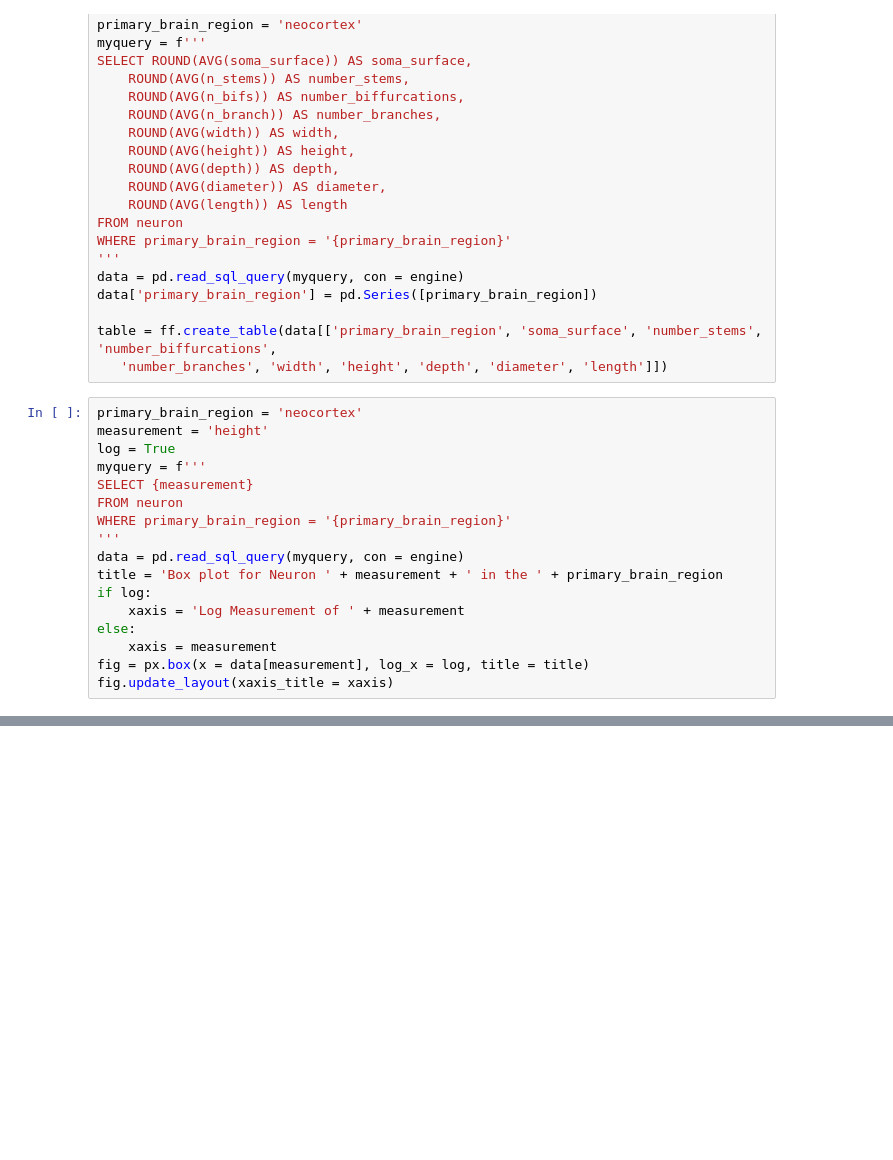
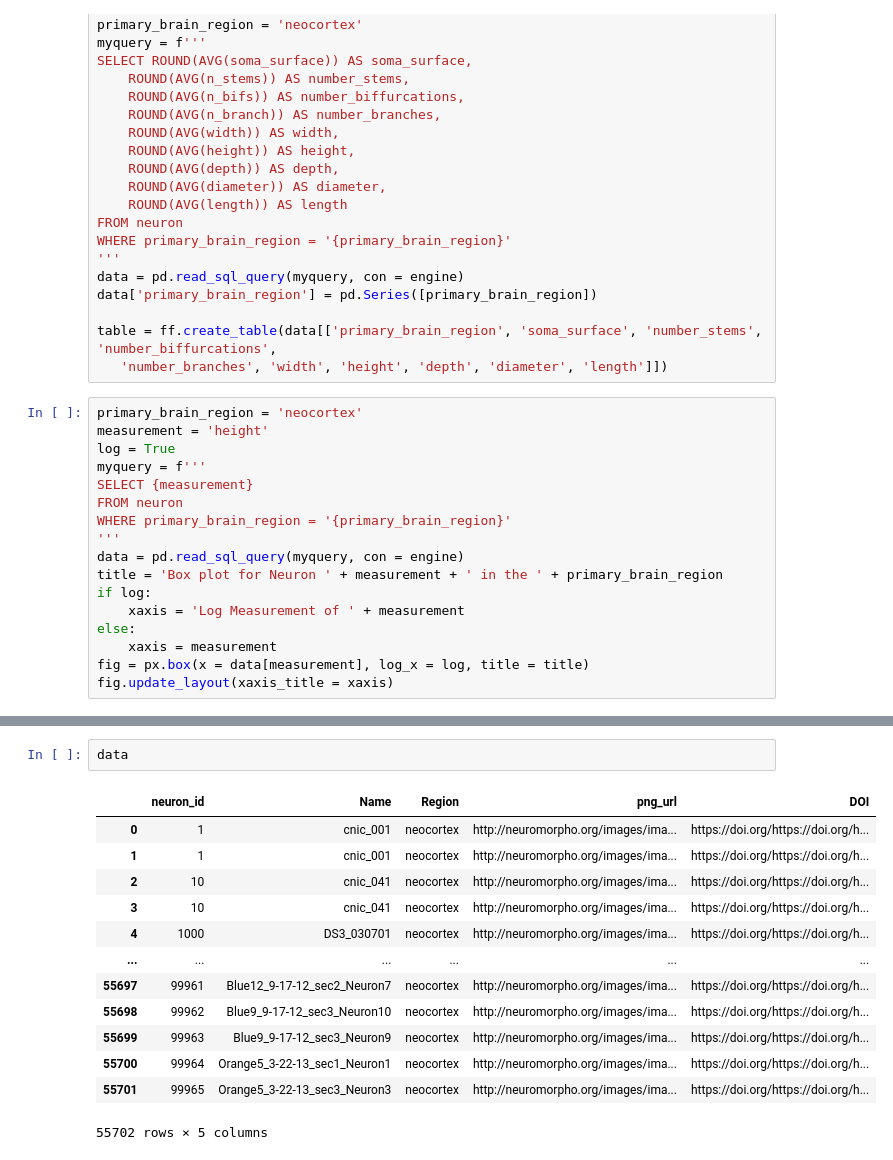
Before and after one commit to eanelson01/neurodash, a Jupyter notebook: neurodash_building.ipynb, the cells around one changed output, grey strips where cells are left out. Drawn from its saved outputs; the diff is of its cells as text; blank space fills up the shorter version.

```diff
--- a/neurodash_building.ipynb
+++ b/neurodash_building.ipynb
@@ -365,0 +466,16 @@ ff.create_table(data[['Name', 'Region', 'DOI']])
+# %%
+data
+# %% [output]
+|  | neuron_id | Name | Region | png_url | DOI |
+| 0 | 1 | cnic_001 | neocortex | http://neuromorpho.org/images/ima... | https://doi.org/https://doi.org/h... |
+| 1 | 1 | cnic_001 | neocortex | http://neuromorpho.org/images/ima... | https://doi.org/https://doi.org/h... |
+| 2 | 10 | cnic_041 | neocortex | http://neuromorpho.org/images/ima... | https://doi.org/https://doi.org/h... |
+| 3 | 10 | cnic_041 | neocortex | http://neuromorpho.org/images/ima... | https://doi.org/https://doi.org/h... |
+| 4 | 1000 | DS3_030701 | neocortex | http://neuromorpho.org/images/ima... | https://doi.org/https://doi.org/h... |
+| ... | ... | ... | ... | ... | ... |
+| 55697 | 99961 | Blue12_9-17-12_sec2_Neuron7 | neocortex | http://neuromorpho.org/images/ima... | https://doi.org/https://doi.org/h... |
+| 55698 | 99962 | Blue9_9-17-12_sec3_Neuron10 | neocortex | http://neuromorpho.org/images/ima... | https://doi.org/https://doi.org/h... |
+| 55699 | 99963 | Blue9_9-17-12_sec3_Neuron9 | neocortex | http://neuromorpho.org/images/ima... | https://doi.org/https://doi.org/h... |
+| 55700 | 99964 | Orange5_3-22-13_sec1_Neuron1 | neocortex | http://neuromorpho.org/images/ima... | https://doi.org/https://doi.org/h... |
+| 55701 | 99965 | Orange5_3-22-13_sec3_Neuron3 | neocortex | http://neuromorpho.org/images/ima... | https://doi.org/https://doi.org/h... |
+55702 rows × 5 columns
```
Also changed, not shown: parts of 9 cells of this notebook.
